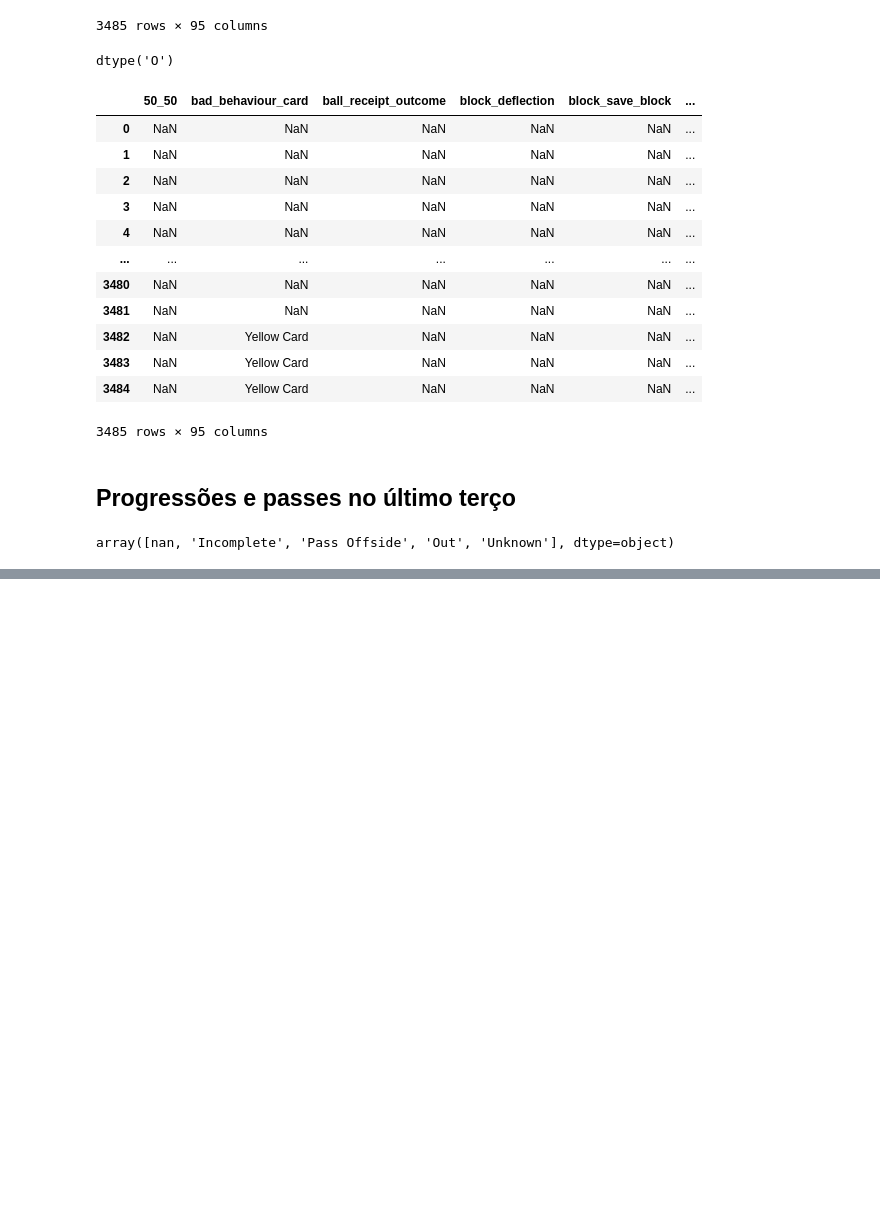
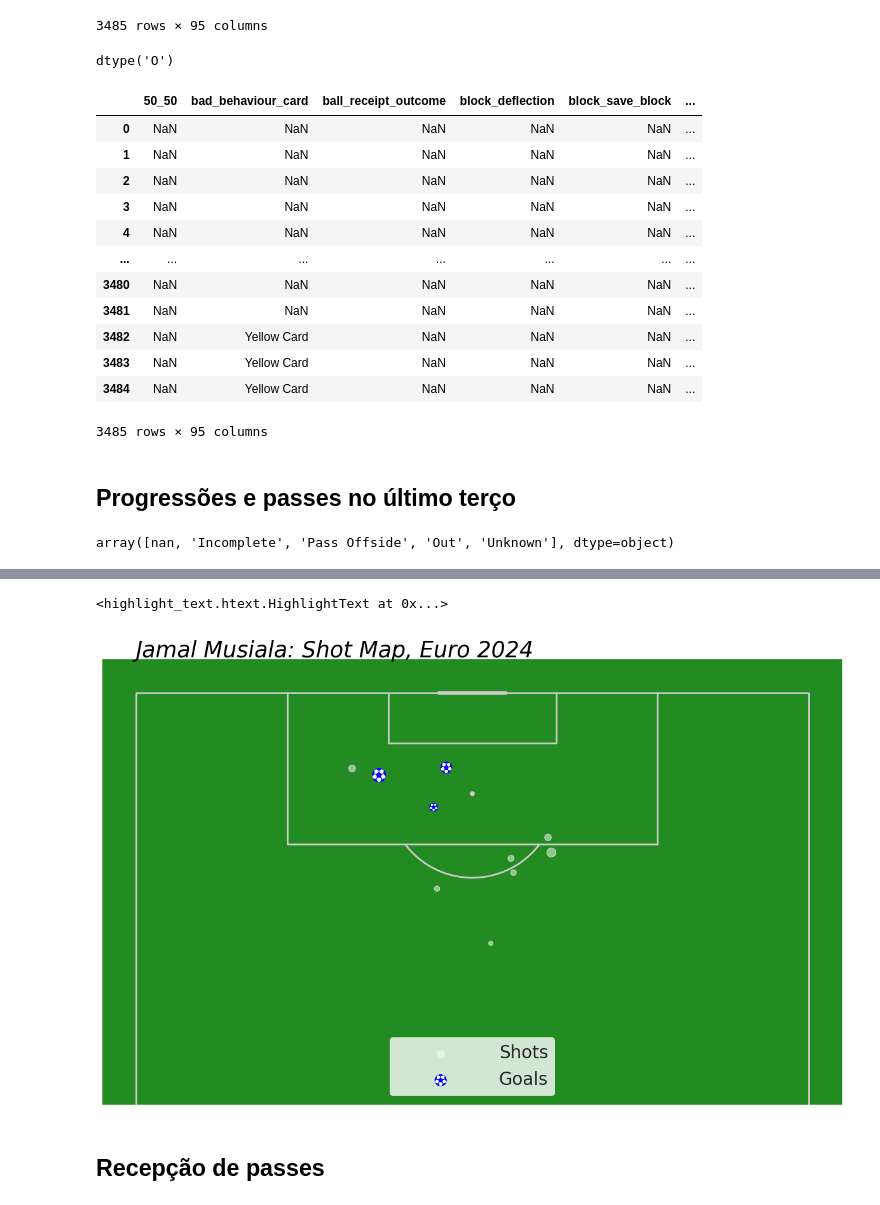
Before and after one commit to cayopereira/eurocopa-2024, a Jupyter notebook: scripts/main.ipynb, the cells around one changed output, grey strips where cells are left out. Drawn from its saved outputs; the diff is of its cells as text; code cells hidden in the pictures; blank space fills up the shorter version.

```diff
--- a/scripts/main.ipynb
+++ b/scripts/main.ipynb
@@ -173,0 +462,53 @@ f3rd_passes_count=f3rd_passes.groupby('player').size().reset_index()
+# %%
+# usando reduce para combinar chutes, gols e xG ao mesmo tempo
+
+dfs_list = [shots_count, goals_count,xg_sum]
+
+def merge_dfs(left, right):
+    return pd.merge(left, right, on=["player", "team"], how = 'outer').fillna(0)
+
+shot_stats = reduce(merge_dfs, dfs_list)
+shot_stats['goals'] = shot_stats['goals'].astype('int32')
+# %%
+shot_stats.sort_values(by='goals', ascending=False, inplace=True)
+# %%
+#Shot map for top scorer
+xg_player=shot_stats.player.iloc[0]
+
+player_goals_df=goals_df[(goals_df.player==xg_player)]
+
+player_shots_df=shots_df[(shots_df.player==xg_player)&(shots_df.shot_outcome!="Goal")]
+# %%
+pitch = VerticalPitch(pitch_type='statsbomb',half=True,pad_bottom=-11, pitch_color='forestgreen')
+fig, ax = pitch.draw(figsize=(12, 10))
+
+shot_colour='white'
+goal_colour='blue'
+
+shots = pitch.scatter(player_shots_df.x, player_shots_df.y,
+#make size relative to xG value
+s=player_shots_df.shot_statsbomb_xg*1000,
+c=shot_colour,
+label='Shots',
+marker='o',
+alpha=0.5,
+ax=ax)
+
+goals = pitch.scatter(player_goals_df.x, player_goals_df.y,
+#make size relative to xG value
+s=player_goals_df.shot_statsbomb_xg*1000,
+c='white',
+edgecolors=goal_colour,
+label='Goals',
+marker='football',
+ax=ax)
+
+#plot the legend
+ax.legend(facecolor='white', handlelength=5, edgecolor='None', fontsize=20, loc='best')
+
+ax_text(0, 125, f'{xg_player}: Shot Map, Euro 2024', ha='left', c='black',va='center', fontsize=25,ax=ax,style='italic')
+# %% [output]
+<highlight_text.htext.HighlightText at 0x...>
+[figure, added]
+# %% [markdown]
+## Recepção de passes
```
Also changed, not shown: parts of 34 cells of this notebook, 1 other file.
